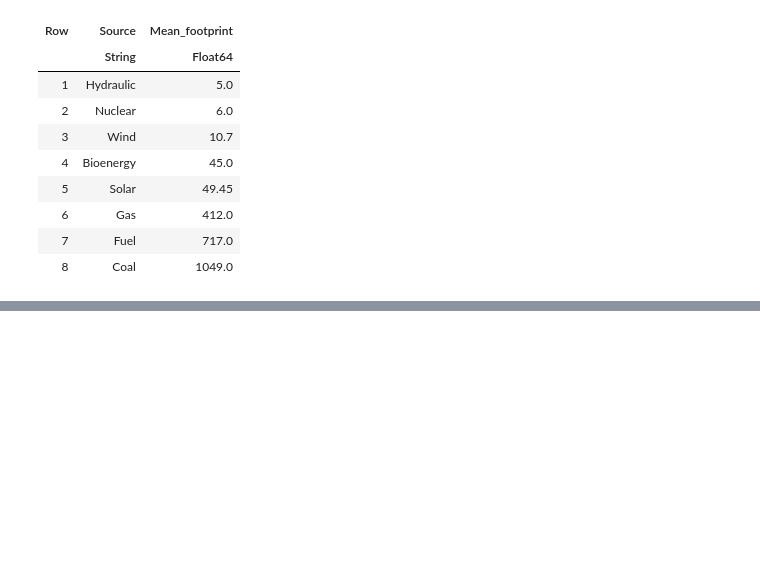
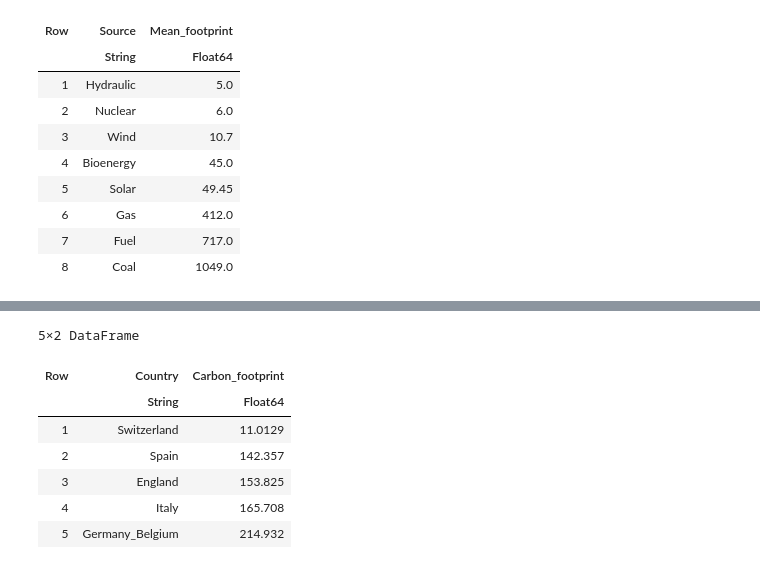
Before and after one commit to OscarCourbit/Energy-Allocation-in-France, a Jupyter notebook: Project_Problem.ipynb, the cells around one changed output, grey strips where cells are left out. Drawn from its saved outputs; the diff is of its cells as text; code cells hidden in the pictures; blank space fills up the shorter version.

Commit message:
finished footprint estimates

```diff
--- a/Project_Problem.ipynb
+++ b/Project_Problem.ipynb
@@ -327,0 +403,11 @@ carbon_footprints_df = compute_carbon_footprints(df) # in Kg/MWh
+# %%
+neighbors_carbon_footprints = neighbors_footprints(df) # in Kg/MWh
+# %% [output]
+5×2 DataFrame
+| Row | Country | Carbon_footprint |
+|  | String | Float64 |
+| 1 | Switzerland | 11.0129 |
+| 2 | Spain | 142.357 |
+| 3 | England | 153.825 |
+| 4 | Italy | 165.708 |
+| 5 | Germany_Belgium | 214.932 |
```
Also changed, not shown: parts of 1 cell of this notebook.
